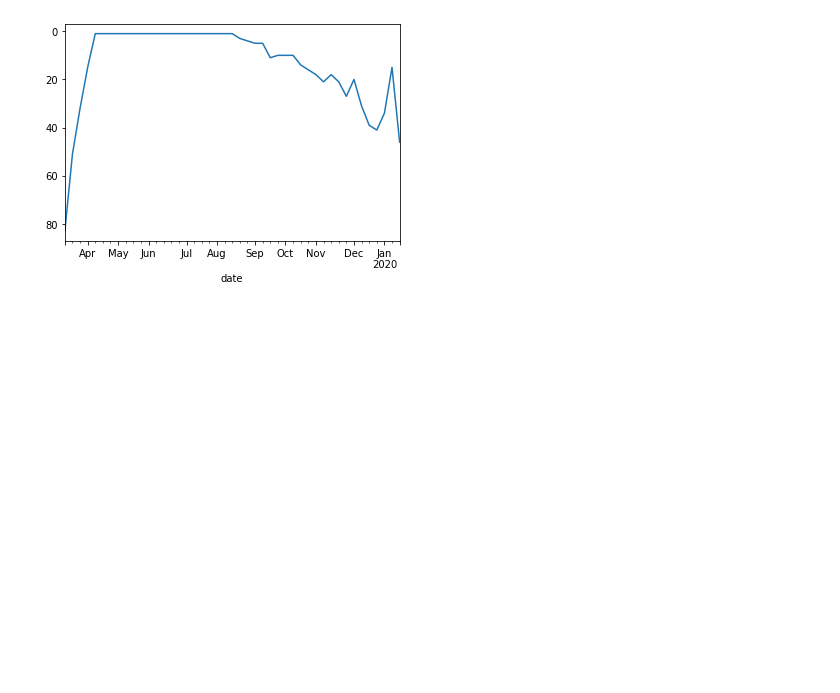
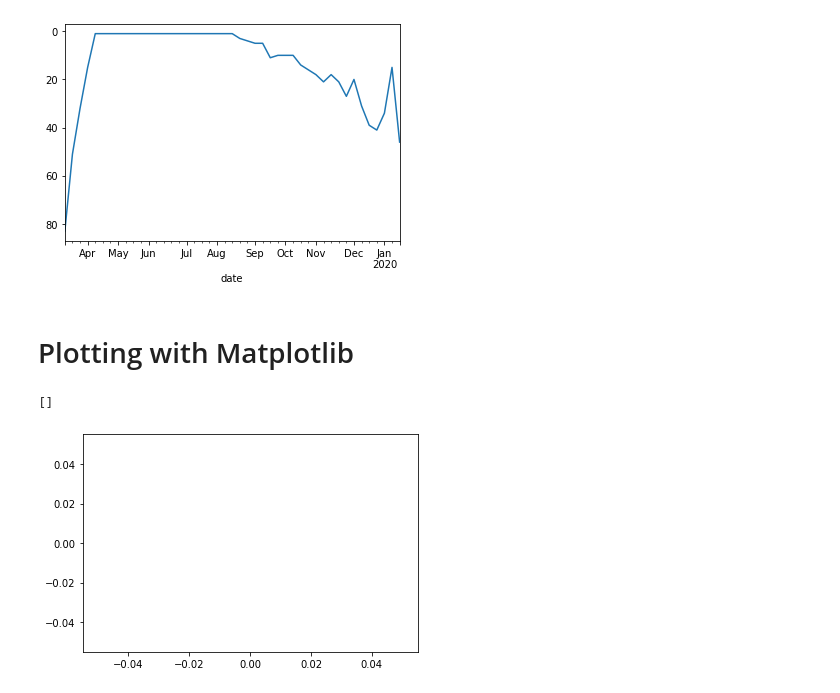
Before and after one commit to gagankaul/pandas-prac, a Jupyter notebook: pandas_prac.ipynb, the cells around one changed output. Saved outputs shown, nothing was run; the diff lists cells and outputs as text; code cells hidden in the pictures; blank space fills up the shorter version.

```diff
--- a/pandas_prac.ipynb
+++ b/pandas_prac.ipynb
@@ -2577,3 +2428,5 @@ p = billboard[billboard["song"] == "Old Town Road"].set_index("date")["rank"].pl
 p.invert_yaxis()
 # %% [output]
 [figure]
+# %% [markdown]
+# Plotting with Matplotlib
@@ -2579,0 +2435,5 @@ p.invert_yaxis()
+# %%
+plt.plot()
+# %% [output]
+[]
+[figure, added]
```
Also changed, not shown: parts of 74 cells of this notebook.
